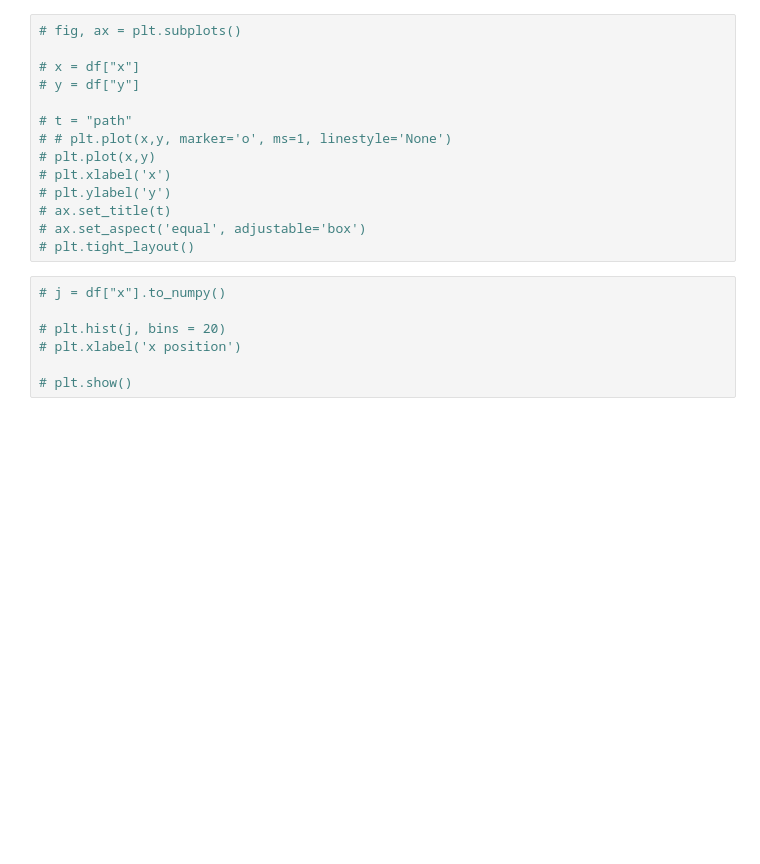
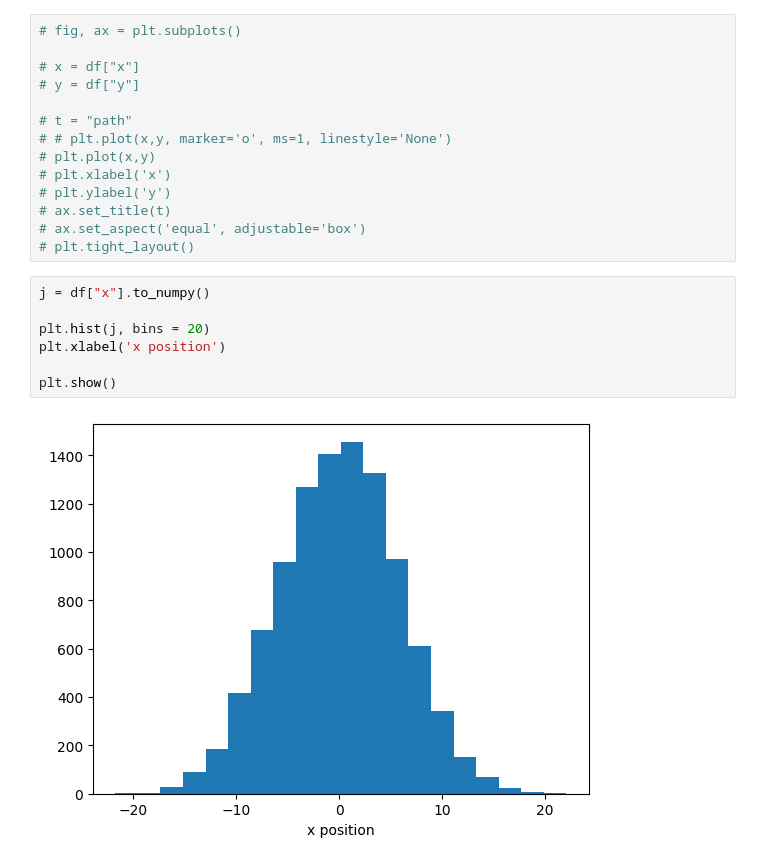
Before and after one commit to jpowell24/stokes, a Jupyter notebook: selectproblems/latticewalk.ipynb, the cells around one changed output. Drawn from its saved outputs; the diff is of its cells as text; blank space fills up the shorter version.

```diff
--- a/selectproblems/latticewalk.ipynb
+++ b/selectproblems/latticewalk.ipynb
@@ -24,12 +39,14 @@ print(df)
 # ax.set_aspect('equal', adjustable='box')
 # plt.tight_layout()
 # %%
-# j = df["x"].to_numpy()
+j = df["x"].to_numpy()
 
-# plt.hist(j, bins = 20)
-# plt.xlabel('x position')
+plt.hist(j, bins = 20)
+plt.xlabel('x position')
 
-# plt.show()
+plt.show()
+# %% [output]
+[figure, added]
 # %%
 x_list = []
 avg_list = []
```
Also changed, not shown: parts of 2 cells of this notebook, 21 other files.
